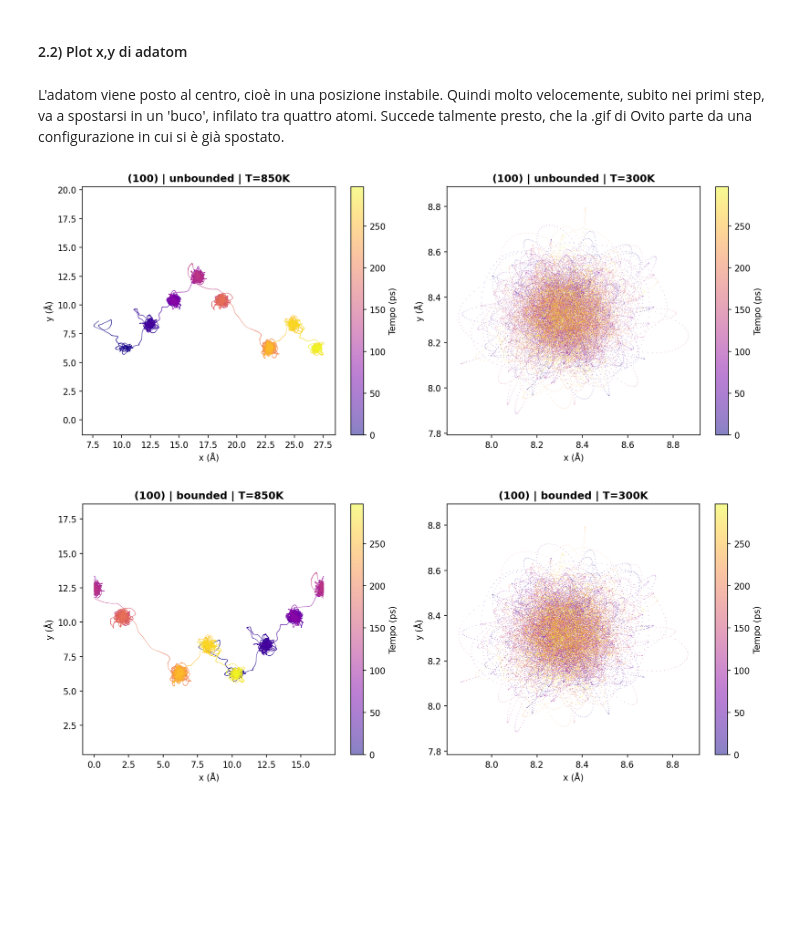
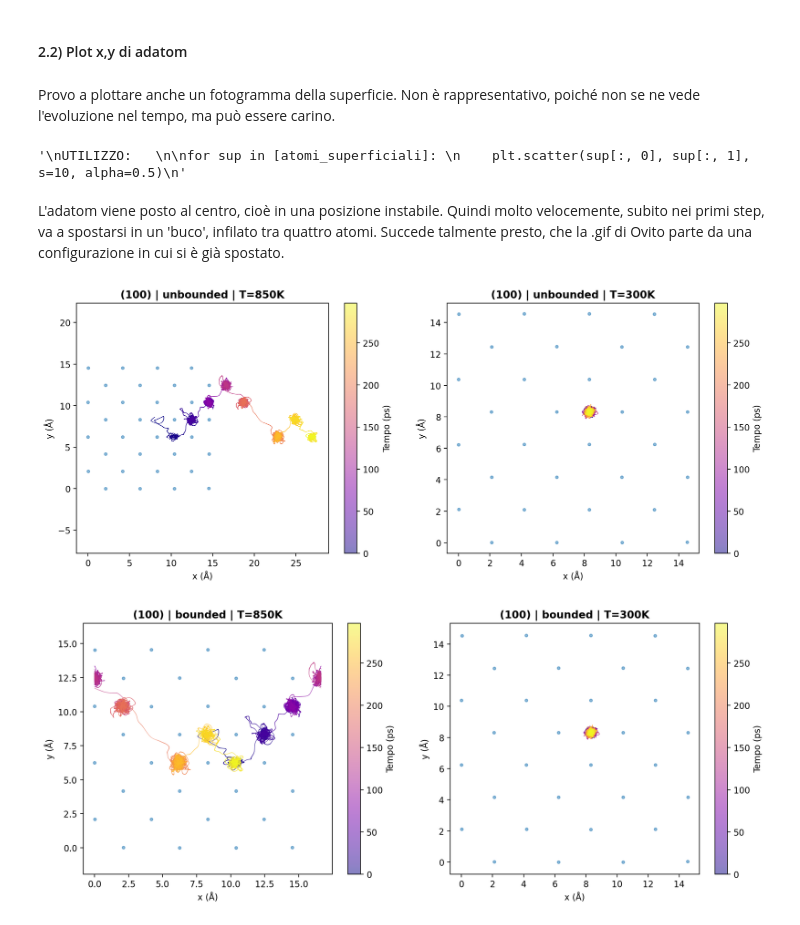
Before and after one commit to zosojack/lab-cms, a Jupyter notebook: zosojack/notebooks/Esercizio1-MD/Esercizio1_4_velocity_rescaling.ipynb, the cells around one changed output. Cells and saved outputs as stored; diff of their text form; code cells hidden in the pictures; blank space fills up the shorter version.

```diff
--- a/zosojack/notebooks/Esercizio1-MD/Esercizio1_4_velocity_rescaling.ipynb
+++ b/zosojack/notebooks/Esercizio1-MD/Esercizio1_4_velocity_rescaling.ipynb
@@ -182,6 +182,27 @@ print(f"{result[850].mean_temp} ± {result[850].std_temp} K")
 869.3860976762589 ± 32.5728071940191 K
 # %% [markdown]
 #### 2.2) Plot x,y di adatom
+# %% [markdown]
+Provo a plottare anche un fotogramma della superficie. Non è rappresentativo, poiché non se ne vede l'evoluzione nel tempo, ma può essere carino.
+# %%
+pos = cristallo.positions[:-1]  # tutte le posizioni tranne l'ultimo atomo (adatom)
+z_max = np.max(pos[:, 2]) # [:, 2] prende la terza colonna (Z)
+# Poiché gli atomi vibrano, prendiamo tutti quelli entro ~0.5 Angstrom dal max
+tolleranza = 2.
+mask_superficie = pos[:, 2] > (z_max - tolleranza)
+
+# 5. Estraggo gli indici o le posizioni
+atomi_superficiali = pos[mask_superficie]
+indici_superficiali = np.where(mask_superficie)[0]
+
+"""
+UTILIZZO:
+
+for sup in [atomi_superficiali]:
+    plt.scatter(sup[:, 0], sup[:, 1], s=10, alpha=0.5)
+"""
+# %% [output]
+'\nUTILIZZO:   \n\nfor sup in [atomi_superficiali]: \n    plt.scatter(sup[:, 0], sup[:, 1], s=10, alpha=0.5)\n'
 # %% [markdown]
 L'adatom viene posto al centro, cioè in una posizione instabile. Quindi molto velocemente, subito nei primi step, va a spostarsi in un 'buco', infilato tra quattro atomi. Succede talmente presto, che la .gif di Ovito parte da una configurazione in cui si è già spostato.
 # %%
@@ -205,34 +226,40 @@ time_indices1 = np.arange(len(x1)) * (time_step[850] * 1e12)  # Convertiamo gli
 ax[0].scatter(x1, y1, c=time_indices1, cmap='plasma', s=0.5, linewidth=0, alpha=0.5)
 
 ax[0].set_xlabel('x (Å)')
 ax[0].set_ylabel('y (Å)')
 ax[0].set_title("(100) | unbounded | T=850K", fontweight='bold')
 ax[0].axis('equal') # Per non distorcere la geometria
+
+for sup in [atomi_superficiali]:
+    ax[0].scatter(sup[:, 0], sup[:, 1], s=10, alpha=0.5)
 
 cbar1 = plt.colorbar(ax[0].collections[0], ax=ax[0])
 cbar1.set_label('Tempo (ps)')
 
 # Creiamo un array di indici per il colore
 time_indices2 = np.arange(len(x2)) * (time_step[300] * 1e12)  # Convertiamo gli step temporali in picosecondi
 
 # Usiamo scatter.
 # c=time_indices dice di usare l'indice per il colore
 # s=0.5 rende i punti piccolissimi
 # linewidth=0 toglie il bordo ai punti per evitare che si sovrappongano troppo
 ax[1].scatter(x2, y2, c=time_indices2, cmap='plasma', s=0.5, linewidth=0, alpha=0.5)
 
 ax[1].set_xlabel('x (Å)')
 ax[1].set_ylabel('y (Å)')
 ax[1].set_title("(100) | unbounded | T=300K", fontweight='bold')
 ax[1].axis('equal') # Per non distorcere la geometria
 
+for sup in [atomi_superficiali]:
+    ax[1].scatter(sup[:, 0], sup[:, 1], s=10, alpha=0.5)
+
 cbar2 = plt.colorbar(ax[1].collections[0], ax=ax[1])
 cbar2.set_label('Tempo (ps)')
 
 plt.tight_layout()
 plt.show()
 # %% [output]
-[figure, old version]
+[figure, new version]
 # %%
 data3 = np.loadtxt("output/1_4/Esercizio1_4_850_vr/adatom_track_periodic.txt", skiprows=2, delimiter="\t")
 x3 = data3[:, 1]
@@ -255,6 +282,9 @@ ax[0].set_xlabel('x (Å)')
 ax[0].set_ylabel('y (Å)')
 ax[0].set_title("(100) | bounded | T=850K", fontweight='bold')
 ax[0].axis('equal') # Per non distorcere la geometria
+
+for sup in [atomi_superficiali]:
+    ax[0].scatter(sup[:, 0], sup[:, 1], s=10, alpha=0.5)
 
 cbar1 = plt.colorbar(ax[0].collections[0], ax=ax[0])
 cbar1.set_label('Tempo (ps)')
@@ -273,10 +303,13 @@ ax[1].set_ylabel('y (Å)')
 ax[1].set_title("(100) | bounded | T=300K", fontweight='bold')
 ax[1].axis('equal') # Per non distorcere la geometria
 
+for sup in [atomi_superficiali]:
+    ax[1].scatter(sup[:, 0], sup[:, 1], s=10, alpha=0.5)
+
 cbar2 = plt.colorbar(ax[1].collections[0], ax=ax[1])
 cbar2.set_label('Tempo (ps)')
 
 plt.tight_layout()
 plt.show()
 # %% [output]
-[figure, old version]
+[figure, new version]
```
Also changed, not shown: parts of 1 cell of this notebook, 36 other files.
